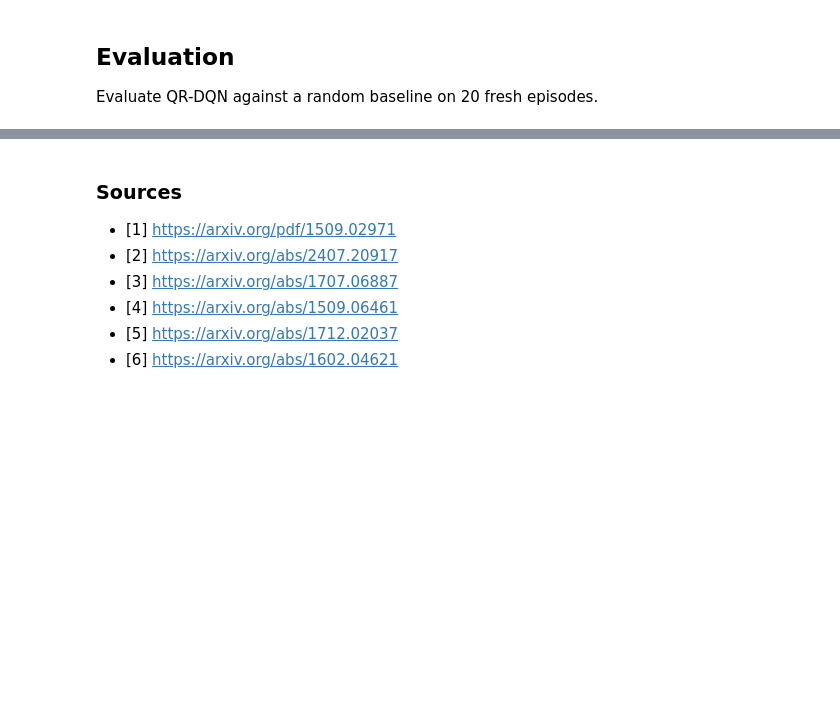
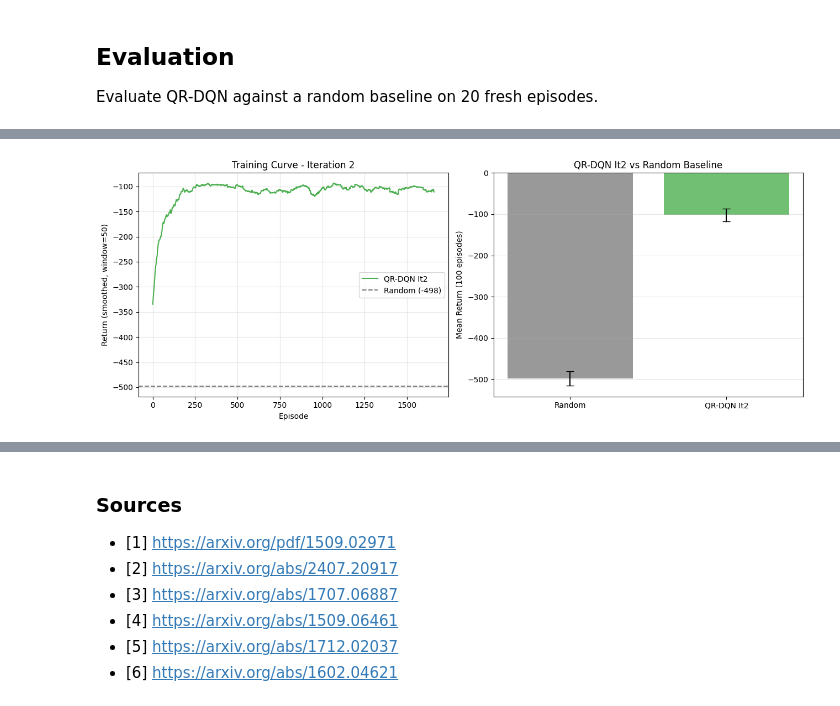
Before and after one commit to FrankVanDerVelde/master_applied-artificial_intelligence, a Jupyter notebook: methoden_en_technieken/datapunt_6/Opdracht datapunt 3b M&T.ipynb, the cells around one changed output, grey strips where cells are left out. Saved outputs shown, nothing was run; the diff lists cells and outputs as text; code cells hidden in the pictures; blank space fills up the shorter version.

```diff
--- a/methoden_en_technieken/datapunt_6/Opdracht datapunt 3b M&T.ipynb
+++ b/methoden_en_technieken/datapunt_6/Opdracht datapunt 3b M&T.ipynb
@@ -432,0 +835,32 @@ plt.show()
+# %%
+def smooth(rewards, window=50):
+    return np.convolve(rewards, np.ones(window)/window, mode='valid')
+
+fig, axes = plt.subplots(1, 2, figsize=(13, 5))
+
+# Training curve
+ax = axes[0]
+ax.plot(smooth(qrdqn_rewards_it2), label="QR-DQN It2", color="#4CAF50")
+ax.axhline(y=rand_mean_it2, color='gray', linestyle='--', label=f"Random ({rand_mean_it2:.0f})")
+ax.set_xlabel("Episode")
+ax.set_ylabel("Return (smoothed, window=50)")
+ax.set_title("Training Curve - Iteration 2")
+ax.legend()
+ax.grid(True, alpha=0.3)
+
+# Final evaluation
+ax = axes[1]
+models_it2 = ["Random", "QR-DQN It2"]
+means_it2 = [rand_mean_it2, qrdqn_mean_it2]
+stds_it2 = [rand_std_it2, qrdqn_std_it2]
+colors_it2 = ["gray", "#4CAF50"]
+ax.bar(models_it2, means_it2, yerr=stds_it2, capsize=5, color=colors_it2, alpha=0.8)
+ax.set_ylabel("Mean Return (100 episodes)")
+ax.set_title("QR-DQN It2 vs Random Baseline")
+ax.grid(True, alpha=0.3, axis='y')
+
+plt.tight_layout()
+plt.savefig("qrdqn_evaluation_it2.png", dpi=150, bbox_inches='tight')
+plt.show()
+# %% [output]
+[figure, added]
```
Also changed, not shown: parts of 25 cells of this notebook, 2 other files.
